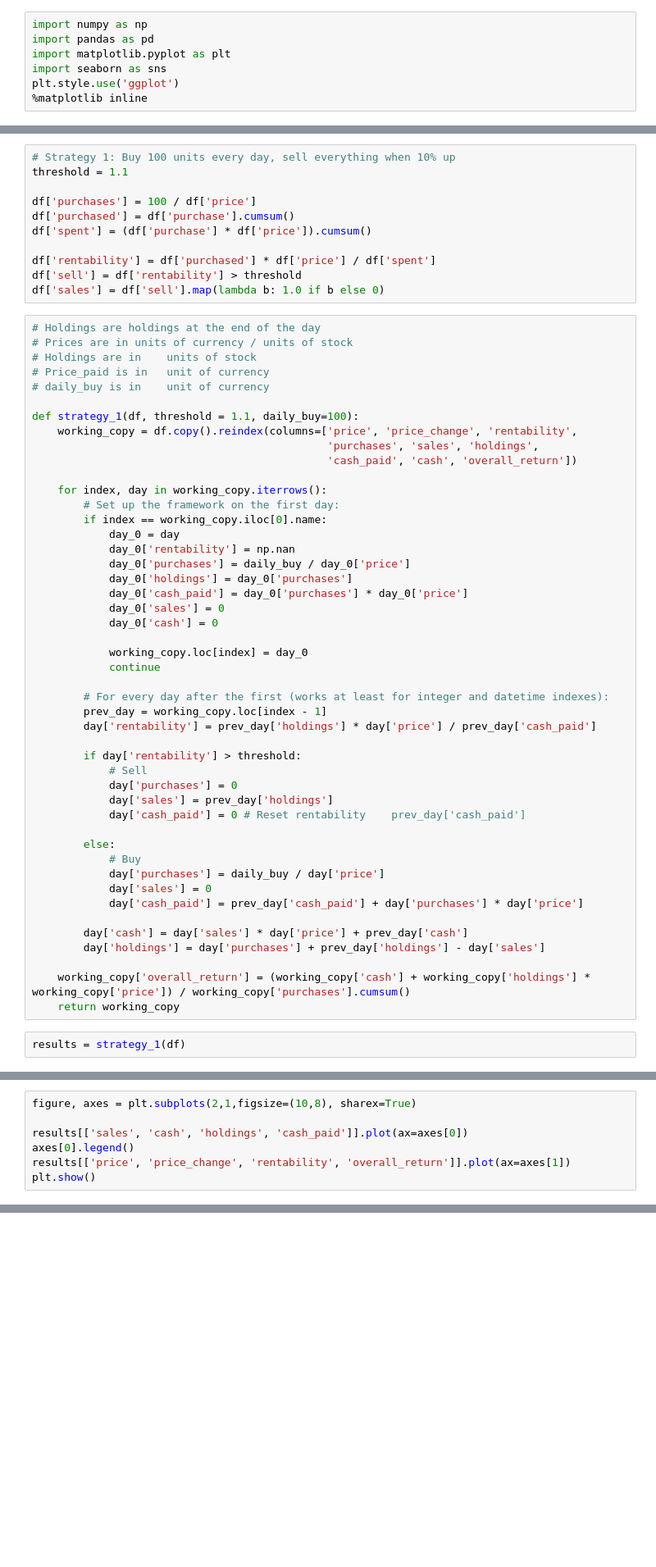
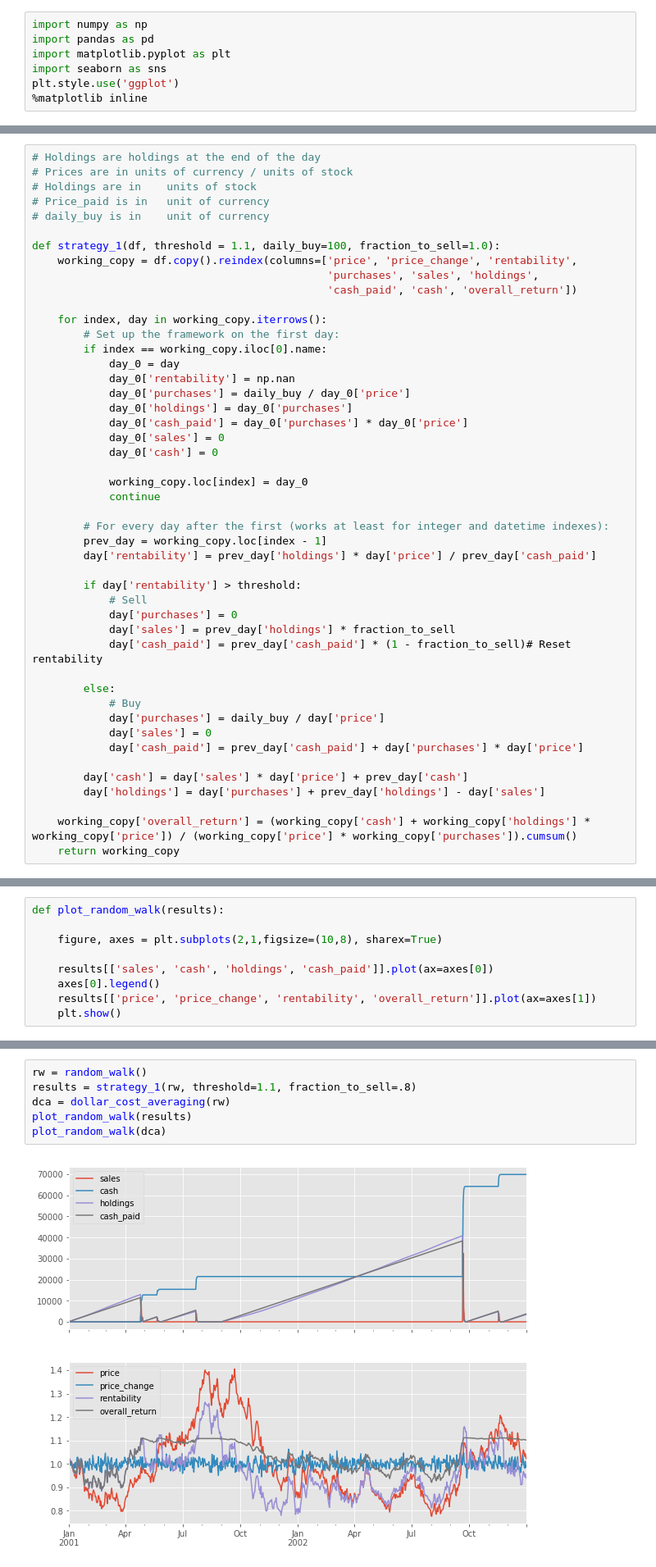
Before and after one commit to compinvest/turbo-octo-garbanzo, a Jupyter notebook: random_walk.ipynb, the cells around one changed output, grey strips where cells are left out. Shown at 82% size. Cells and saved outputs as stored; diff of their text form; blank space fills up the shorter version.

```diff
--- a/random_walk.ipynb
+++ b/random_walk.ipynb
@@ -65,14 +61,3 @@ df.head()
-# %%
-# Strategy 1: Buy 100 units every day, sell everything when 10% up
-threshold = 1.1
-
-df['purchases'] = 100 / df['price']
-df['purchased'] = df['purchase'].cumsum()
-df['spent'] = (df['purchase'] * df['price']).cumsum()
-
-df['rentability'] = df['purchased'] * df['price'] / df['spent']
-df['sell'] = df['rentability'] > threshold
-df['sales'] = df['sell'].map(lambda b: 1.0 if b else 0)
 # %%
 # Holdings are holdings at the end of the day
 # Prices are in units of currency / units of stock
@@ -80,7 +65,7 @@ df['sales'] = df['sell'].map(lambda b: 1.0 if b else 0)
 # Price_paid is in   unit of currency
 # daily_buy is in    unit of currency
 
-def strategy_1(df, threshold = 1.1, daily_buy=100):
+def strategy_1(df, threshold = 1.1, daily_buy=100, fraction_to_sell=1.0):
     working_copy = df.copy().reindex(columns=['price', 'price_change', 'rentability',
                                               'purchases', 'sales', 'holdings',
                                               'cash_paid', 'cash', 'overall_return'])
@@ -106,8 +91,8 @@ def strategy_1(df, threshold = 1.1, daily_buy=100):
         if day['rentability'] > threshold:
             # Sell
             day['purchases'] = 0
-            day['sales'] = prev_day['holdings']
-            day['cash_paid'] = 0 # Reset rentability    prev_day['cash_paid']
+            day['sales'] = prev_day['holdings'] * fraction_to_sell
+            day['cash_paid'] = prev_day['cash_paid'] * (1 - fraction_to_sell)# Reset rentability
 
         else:
             # Buy
@@ -118,7 +103,5 @@ def strategy_1(df, threshold = 1.1, daily_buy=100):
         day['cash'] = day['sales'] * day['price'] + prev_day['cash']
         day['holdings'] = day['purchases'] + prev_day['holdings'] - day['sales']
 
-    working_copy['overall_return'] = (working_copy['cash'] + working_copy['holdings'] * working_copy['price']) / working_copy['purchases'].cumsum()
+    working_copy['overall_return'] = (working_copy['cash'] + working_copy['holdings'] * working_copy['price']) / (working_copy['price'] * working_copy['purchases']).cumsum()
     return working_copy
-# %%
-results = strategy_1(df)
@@ -134,7 +192,9 @@ results.head()
 # %%
-figure, axes = plt.subplots(2,1,figsize=(10,8), sharex=True)
+def plot_random_walk(results):
 
-results[['sales', 'cash', 'holdings', 'cash_paid']].plot(ax=axes[0])
-axes[0].legend()
-results[['price', 'price_change', 'rentability', 'overall_return']].plot(ax=axes[1])
-plt.show()
+    figure, axes = plt.subplots(2,1,figsize=(10,8), sharex=True)
+
+    results[['sales', 'cash', 'holdings', 'cash_paid']].plot(ax=axes[0])
+    axes[0].legend()
+    results[['price', 'price_change', 'rentability', 'overall_return']].plot(ax=axes[1])
+    plt.show()
@@ -142,0 +201,8 @@ plt.show()
+# %%
+rw = random_walk()
+results = strategy_1(rw, threshold=1.1, fraction_to_sell=.8)
+dca = dollar_cost_averaging(rw)
+plot_random_walk(results)
+plot_random_walk(dca)
+# %% [output]
+[figure, added]
```
Also changed, not shown: parts of 9 cells of this notebook.
